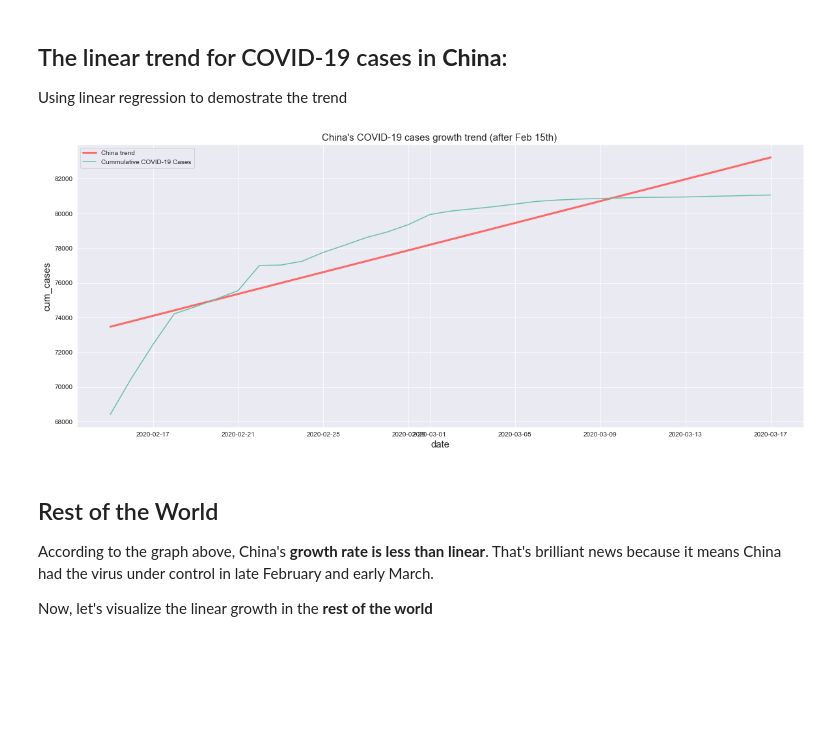
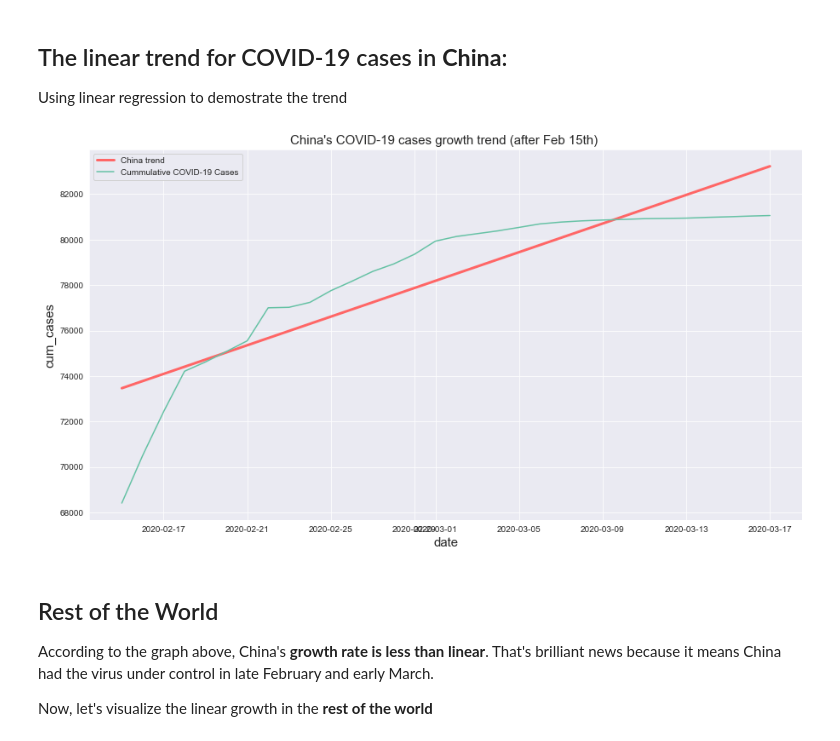
Before and after one commit to sushii2001/COVID-19_Visualization, a Jupyter notebook: covid-19_visualization.ipynb, the cells around one changed output. Saved outputs shown, nothing was run; the diff lists cells and outputs as text; code cells hidden in the pictures; blank space fills up the shorter version.

```diff
--- a/covid-19_visualization.ipynb
+++ b/covid-19_visualization.ipynb
@@ -198,27 +198,27 @@ Using linear regression to demostrate the trend
 # %%
 # Define the slope, intercept, r_value, p_value, std_err of trend line:
 slope, intercept, r_value, p_value, std_err = linregress(china_trend['date'].apply(lambda date: date.toordinal()),
                                                 china_trend['cum_cases'])
 
 # Trend line calculation
 line = [slope*xi + intercept for xi in china_trend['date'].apply(lambda date: date.toordinal())]
 
 # Plot setting
-plt.figure(figsize = (20, 8))
+plt.figure(figsize = (15, 8))
 plt.title("China's COVID-19 cases growth trend (after Feb 15th) ", size = 15)
 ax.xaxis.set_major_locator(dates.WeekdayLocator(interval=1))
 plt.ylabel("Cummulative COVID-19 Cases", size = 15)
 plt.xlabel("Date", size = 15)
 
 # Trend line plot
 plt.plot(china_trend['date'], line, color='#ff6666', linewidth=3, label="China trend")
 ax = sns.lineplot(data=china_trend, x=china_trend['date'], y=china_trend['cum_cases'],
         label = 'Cummulative COVID-19 Cases')
 
 plt.legend()
 plt.show()
 # %% [output]
-[figure, old version]
+[figure, new version]
 # %% [markdown]
 ## Rest of the World
 <p>According to the graph above, China's <b>growth rate is less than linear</b>. That's brilliant news because it means China had the virus under control in late February and early March.</p>
```
Also changed, not shown: parts of 13 cells of this notebook.
